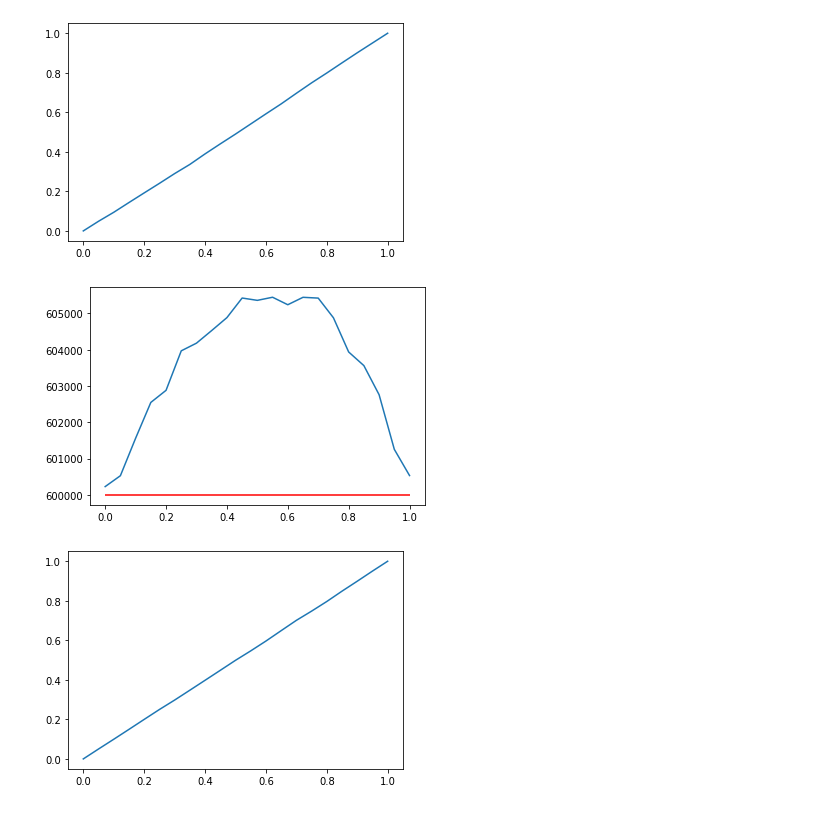
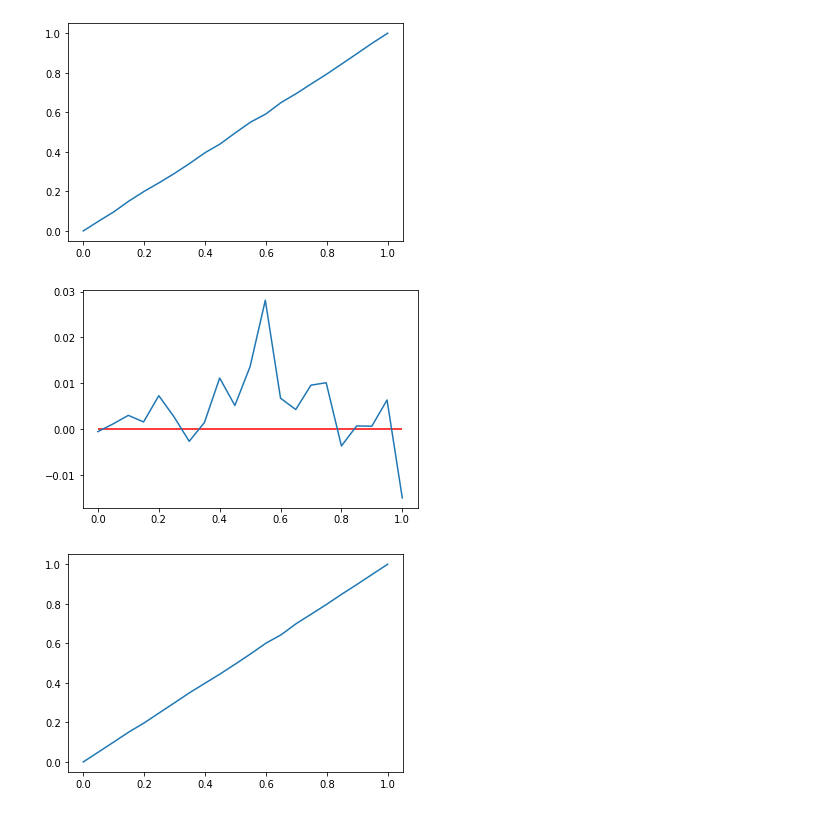
Before and after one commit to szkudlarekdamian/kosharda, a Jupyter notebook: generators_eval.ipynb, the cells around one changed output. Drawn from its saved outputs; the diff is of its cells as text; code cells hidden in the pictures.

```diff
--- a/generators_eval.ipynb
+++ b/generators_eval.ipynb
@@ -15,10 +15,10 @@ F = N
 size=100
 # %%
 def gamma_wrapper(cor: float) -> BaseGenerator:
-    return ga.Generator(F, size, cor, (2,4))
+    return ga.Generator(F, size, cor, (4,8))
 
 def mn_wrapper(cor: float) -> BaseGenerator:
-    return mn.Generator2(F, size, cor, (5,7), (1,1))
+    return mn.Generator2(F, size, cor, (8,16), (1,1))
 # %%
 %%timeit
 fg = gamma_wrapper(0)
@@ -56,7 +56,7 @@ calc(gamma_wrapper, 0.5)
 cor_rng = np.arange(0, 1.01, 0.05)
 # %%
 %%time
-repeats = 500
+repeats = 100
 ga_res = []
 
 for cor in cor_rng:
@@ -93,11 +93,11 @@ plt.show()
 [figure]
 # %%
 line = gamma_wrapper(0).get_estimated_cloud_load()
-plt.plot(grped.index, grped.load['mean'])
-plt.hlines(line, 0, 1, colors="red")
+plt.plot(grped.index, (grped.load['mean']-line)/line)
+plt.hlines(0, 0, 1, colors="red")
 plt.show()
 # %% [output]
-[figure, old version]
+[figure, new version]
 # %%
 plt.plot(mnped.index, mnped.actual['mean'])
 plt.show()
```
Also changed, not shown: parts of 10 cells of this notebook, 2 other files.
